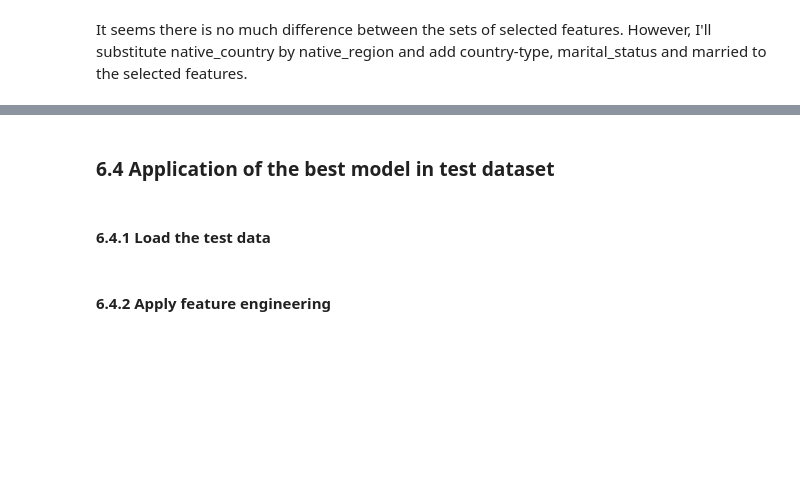
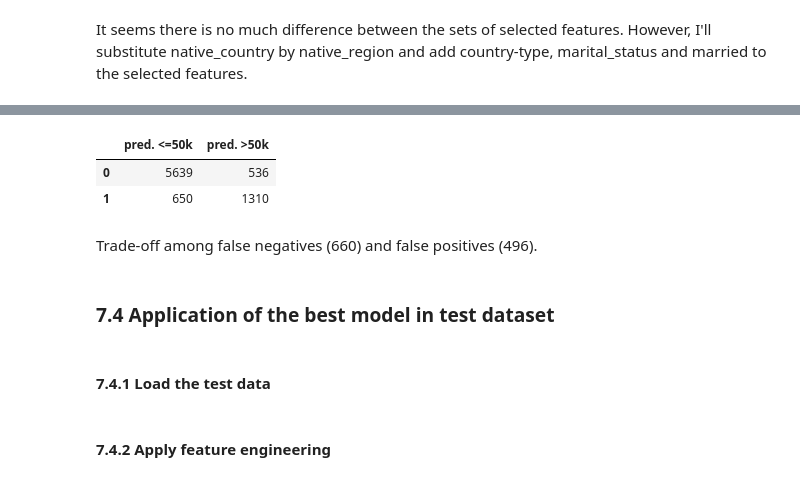
Before and after one commit to provezano/census-income-dataset, a Jupyter notebook: census-income.ipynb, the cells around one changed output, grey strips where cells are left out. Drawn from its saved outputs; the diff is of its cells as text; code cells hidden in the pictures; blank space fills up the shorter version.

```diff
--- a/census-income.ipynb
+++ b/census-income.ipynb
@@ -1001,5 +1106,14 @@ weighted avg       0.86      0.87      0.86     32537
+# %%
+y_pred = [-1 if i < 0.4 else 1 for i in model.predict_proba(pre.transform(X_test))[:, 1]]
+pd.DataFrame(confusion_matrix(y_test, y_pred), columns=['pred. <=50k', 'pred. >50k'])
+# %% [output]
+|  | pred. <=50k | pred. >50k |
+| 0 | 5639 | 536 |
+| 1 | 650 | 1310 |
+# %% [markdown]
+Trade-off among false negatives (660) and false positives (496).
 # %% [markdown]
-### 6.4 Application of the best model in test dataset
+### 7.4 Application of the best model in test dataset
 # %% [markdown]
-#### 6.4.1 Load the test data
+#### 7.4.1 Load the test data
 # %%
@@ -1010,7 +1124,7 @@ cols = ['age', 'workclass', 'fnlwgt', 'education', 'education_num', 'marital_sta
 
 df_test.columns = cols
 # %% [markdown]
-#### 6.4.2 Apply feature engineering
+#### 7.4.2 Apply feature engineering
 # %%
 di = {'Private': 'private',
       'Local-gov':'government',
```
Also changed, not shown: parts of 48 cells of this notebook.
